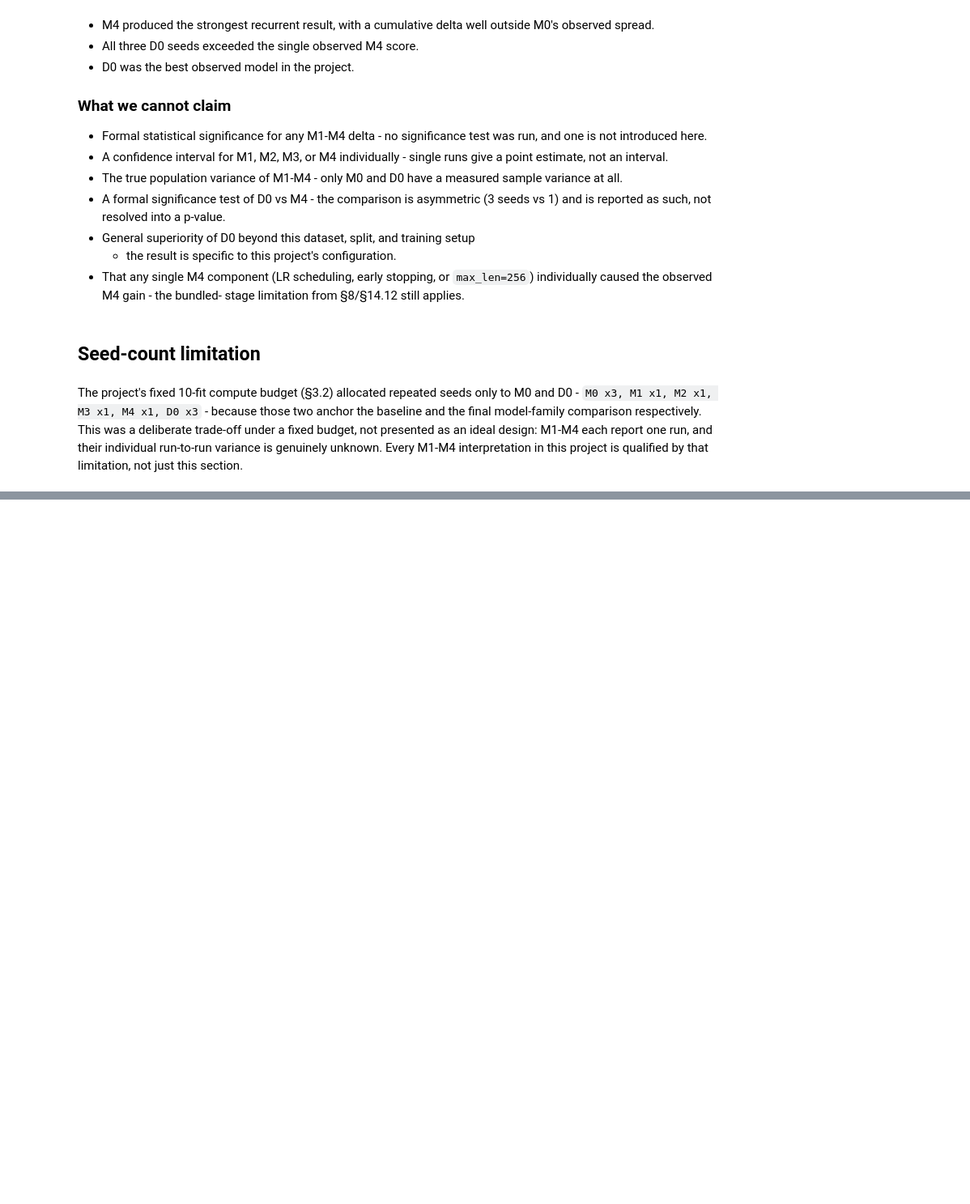
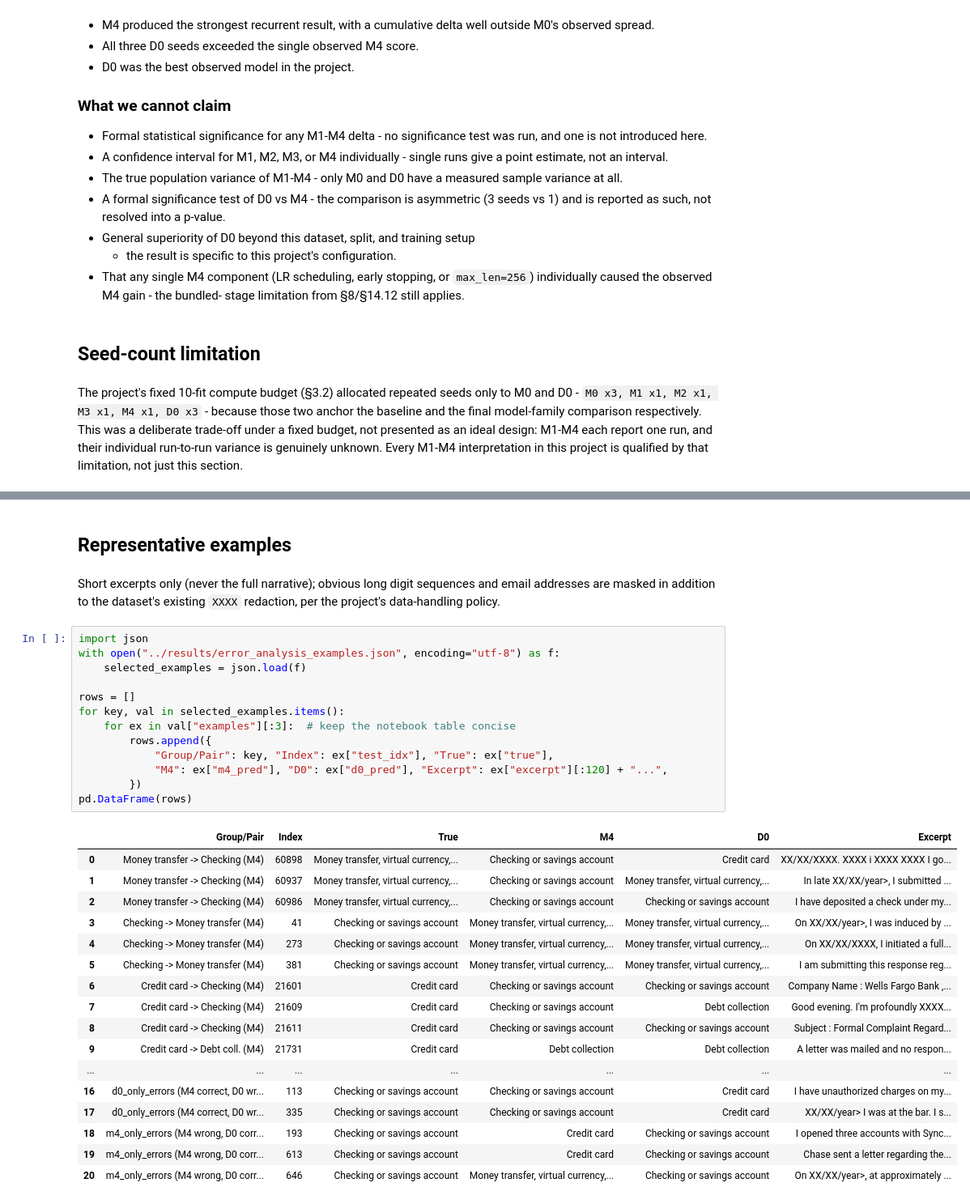
Before and after one commit to Udbhav748/fintech-complaint-classification-lstm-distilbert, a Jupyter notebook: notebooks/05_final_results.ipynb, the cells around one changed output, grey strips where cells are left out. Shown at 81% size. Cells and saved outputs as stored; diff of their text form; blank space fills up the shorter version.

Commit message:
add error analysis

```diff
--- a/notebooks/05_final_results.ipynb
+++ b/notebooks/05_final_results.ipynb
@@ -547,0 +745,37 @@ this section.
+# %% [markdown]
+## Representative examples
+# %% [markdown]
+Short excerpts only (never the full narrative); obvious long digit
+sequences and email addresses are masked in addition to the dataset's
+existing `XXXX` redaction, per the project's data-handling policy.
+# %%
+import json
+with open("../results/error_analysis_examples.json", encoding="utf-8") as f:
+    selected_examples = json.load(f)
+
+rows = []
+for key, val in selected_examples.items():
+    for ex in val["examples"][:3]:  # keep the notebook table concise
+        rows.append({
+            "Group/Pair": key, "Index": ex["test_idx"], "True": ex["true"],
+            "M4": ex["m4_pred"], "D0": ex["d0_pred"], "Excerpt": ex["excerpt"][:120] + "...",
+        })
+pd.DataFrame(rows)
+# %% [output]
+|  | Group/Pair | Index | True | M4 | D0 | Excerpt |
+| 0 | Money transfer -> Checking (M4) | 60898 | Money transfer, virtual currency,... | Checking or savings account | Credit card | XX/XX/XXXX. XXXX i XXXX XXXX I go... |
+| 1 | Money transfer -> Checking (M4) | 60937 | Money transfer, virtual currency,... | Checking or savings account | Money transfer, virtual currency,... | In late XX/XX/year>, I submitted ... |
+| 2 | Money transfer -> Checking (M4) | 60986 | Money transfer, virtual currency,... | Checking or savings account | Checking or savings account | I have deposited a check under my... |
+| 3 | Checking -> Money transfer (M4) | 41 | Checking or savings account | Money transfer, virtual currency,... | Money transfer, virtual currency,... | On XX/XX/year>, I was induced by ... |
+| 4 | Checking -> Money transfer (M4) | 273 | Checking or savings account | Money transfer, virtual currency,... | Money transfer, virtual currency,... | On XX/XX/XXXX, I initiated a full... |
+| 5 | Checking -> Money transfer (M4) | 381 | Checking or savings account | Money transfer, virtual currency,... | Money transfer, virtual currency,... | I am submitting this response reg... |
+| 6 | Credit card -> Checking (M4) | 21601 | Credit card | Checking or savings account | Checking or savings account | Company Name : Wells Fargo Bank ,... |
+| 7 | Credit card -> Checking (M4) | 21609 | Credit card | Checking or savings account | Debt collection | Good evening. I'm profoundly XXXX... |
+| 8 | Credit card -> Checking (M4) | 21611 | Credit card | Checking or savings account | Checking or savings account | Subject : Formal Complaint Regard... |
+| 9 | Credit card -> Debt coll. (M4) | 21731 | Credit card | Debt collection | Debt collection | A letter was mailed and no respon... |
+| ... | ... | ... | ... | ... | ... | ... |
+| 16 | d0_only_errors (M4 correct, D0 wr... | 113 | Checking or savings account | Checking or savings account | Credit card | I have unauthorized charges on my... |
+| 17 | d0_only_errors (M4 correct, D0 wr... | 335 | Checking or savings account | Checking or savings account | Credit card | XX/XX/year> I was at the bar. I s... |
+| 18 | m4_only_errors (M4 wrong, D0 corr... | 193 | Checking or savings account | Credit card | Checking or savings account | I opened three accounts with Sync... |
+| 19 | m4_only_errors (M4 wrong, D0 corr... | 613 | Checking or savings account | Credit card | Checking or savings account | Chase sent a letter regarding the... |
+| 20 | m4_only_errors (M4 wrong, D0 corr... | 646 | Checking or savings account | Money transfer, virtual currency,... | Checking or savings account | On XX/XX/year>, at approximately ... |
```
Also changed, not shown: parts of 29 cells of this notebook, 3 other files.
